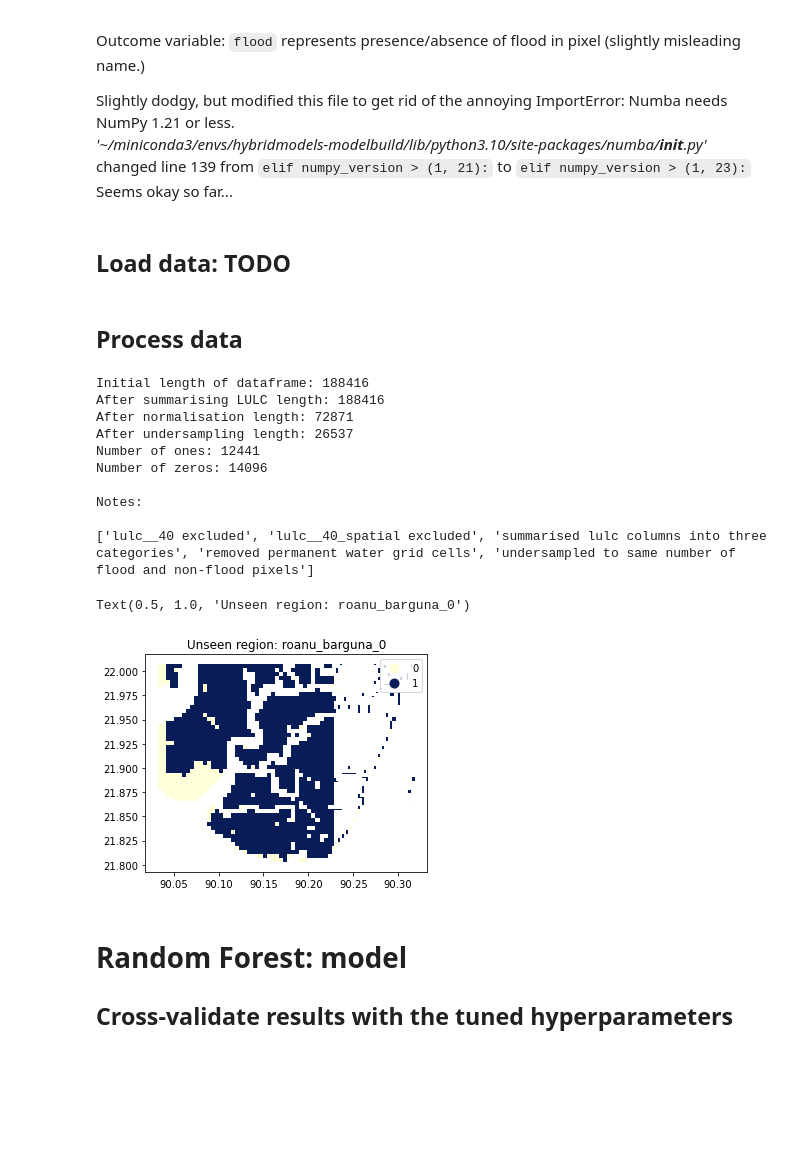
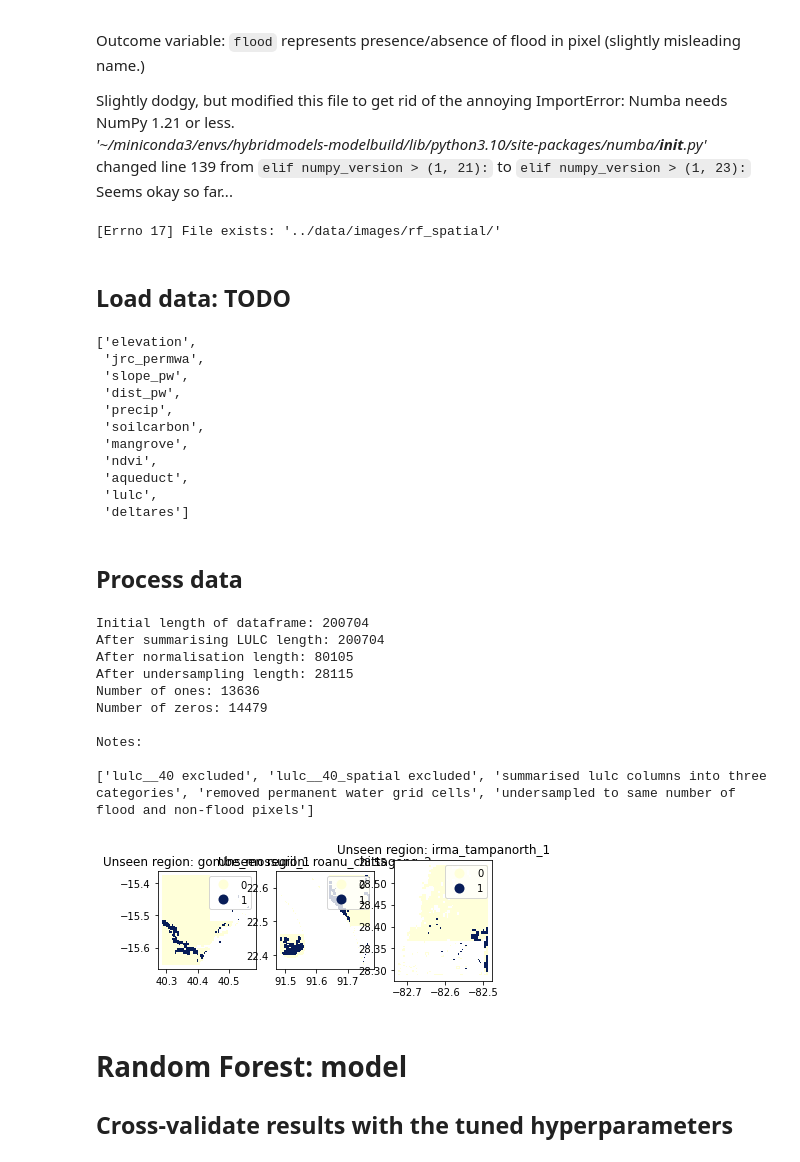
Before and after one commit to alisonpeard/hybridmodels, a Jupyter notebook: python/B. Spatial Random Forests.ipynb, the cells around one changed output. Drawn from its saved outputs; the diff is of its cells as text; code cells hidden in the pictures; blank space fills up the shorter version.

Commit message:
appending spatial features code

```diff
--- a/python/B. Spatial Random Forests.ipynb
+++ b/python/B. Spatial Random Forests.ipynb
@@ -90,13 +90,29 @@ temporal = False
 binary = True
 floodthresh = 0.5
 
-test_event = 'roanu_barguna_0'  # TODO: use more than one
+test_events = ['gombe_mossuril_1', 'roanu_chittagong_2', 'irma_tampanorth_1']
 logthisrun = True
+# %% [output]
+[Errno 17] File exists: '../data/images/rf_spatial/'
 # %% [markdown]
 ## Load  data: TODO
 # %%
 reload(model_utils)
 gdf = model_utils.load_spatial_data(wd)
+# %%
+data_utils.default_features
+# %% [output]
+['elevation',
+ 'jrc_permwa',
+ 'slope_pw',
+ 'dist_pw',
+ 'precip',
+ 'soilcarbon',
+ 'mangrove',
+ 'ndvi',
+ 'aqueduct',
+ 'lulc',
+ 'deltares']
 # %% [markdown]
 ## Process data
 # %%
@@ -215,8 +231,8 @@ print(f"After normalisation length: {len(gdf_normalised)}")
 # check what's been normalised: gdf_normalised.attrs
 
 # remove test event from data for testing and plotting later
-gdf_test_unseen = gdf_normalised[gdf_normalised['event'] == test_event]
-gdf_normalised = gdf_normalised[~(gdf_normalised['event'] == test_event)]
+gdf_test_unseen = gdf_normalised[gdf_normalised['event'].apply(lambda x: x in test_events)]
+gdf_normalised = gdf_normalised[~(gdf_normalised['event'].apply(lambda x: x in test_events))]
 gdf_test_unseen = gpd.overlay(gdf_test_unseen, gdf_normalised, how='difference')  # remove any overlapping bits
 
 # random undersampling
@@ -235,22 +251,28 @@ print(f"Number of zeros: {gdf_normalised['floodfrac'].count() - gdf_normalised['
 
 print(f"\nNotes:\n\n{notes}")
 # %% [output]
-Initial length of dataframe: 188416
-After summarising LULC length: 188416
-After normalisation length: 72871
-After undersampling length: 26537
-Number of ones: 12441
-Number of zeros: 14096
+Initial length of dataframe: 200704
+After summarising LULC length: 200704
+After normalisation length: 80105
+After undersampling length: 28115
+Number of ones: 13636
+Number of zeros: 14479
 
 Notes:
 
 ['lulc__40 excluded', 'lulc__40_spatial excluded', 'summarised lulc columns into three categories', 'removed permanent water grid cells', 'undersampled to same number of flood and non-flood pixels']
 # %%
-gdf_test_unseen.plot('floodfrac', cmap="YlGnBu", legend=True)
-plt.title(f'Unseen region: {test_event}')
+fig, ax = plt.subplots(1, len(test_events))
+
+for i, event in enumerate(test_events):
+    to_plot = gdf_test_unseen[gdf_test_unseen.event == event]
+    to_plot.plot('floodfrac', cmap="YlGnBu", ax=ax[i], legend=True)
+    ax[i].set_title(f'Unseen region: {event}')
+
+    ax[i].set_xticks([])
+    ax[i].set_yticks([])
 # %% [output]
-Text(0.5, 1.0, 'Unseen region: roanu_barguna_0')
-[figure, old version]
+[figure, new version]
 # %% [markdown]
 # Random Forest: model
 ## Cross-validate results with the tuned hyperparameters
```
Also changed, not shown: parts of 13 cells of this notebook, 26 other files.
